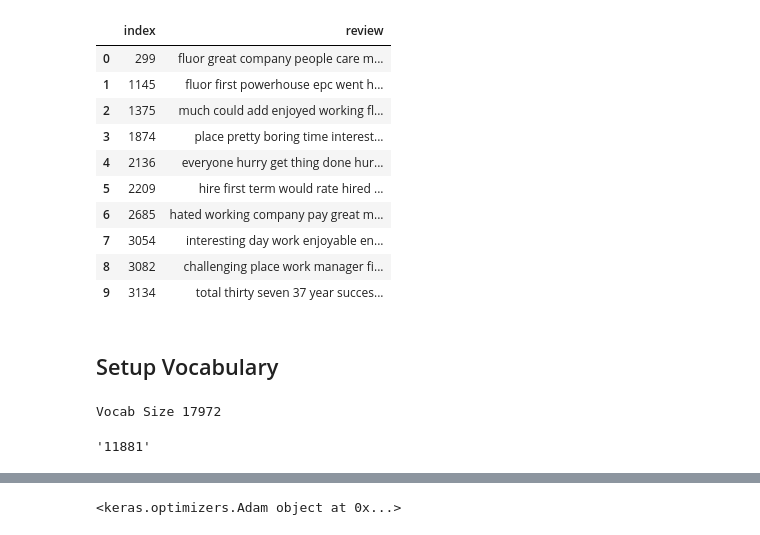
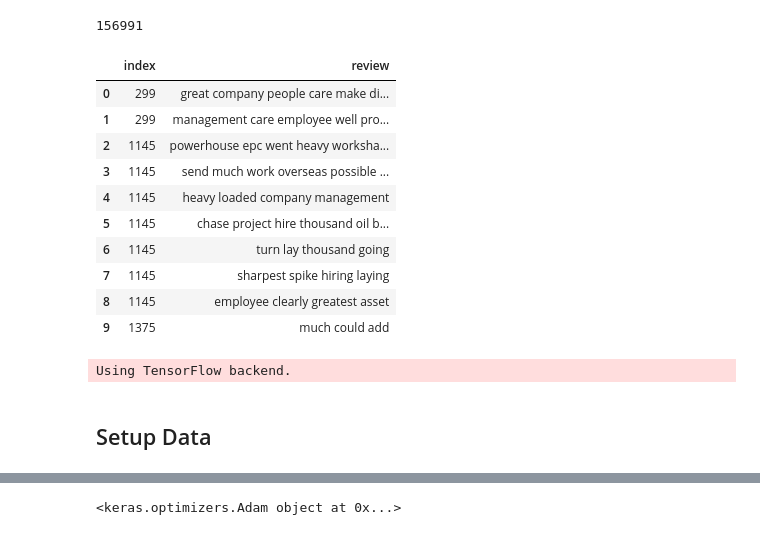
Before and after one commit to toadies/smu-ds-opinion-mining-co-reviews, a Jupyter notebook: notebooks/Section 5 - 3 - ABAE.ipynb, the cells around one changed output, grey strips where cells are left out. Drawn from its saved outputs; the diff is of its cells as text; code cells hidden in the pictures.

Commit message:
ABAE updates

```diff
--- a/notebooks/Section 5 - 3 - ABAE.ipynb
+++ b/notebooks/Section 5 - 3 - ABAE.ipynb
@@ -6,27 +38,34 @@ module_path = os.path.abspath(os.path.join(".."))
 if module_path not in sys.path:
     sys.path.append(module_path+"/scripts")
     sys.path.append(module_path+"/classes")
+
+review_corpus_path = "../data/tech_review_sent_corpus.pkl"
+vocab_path = "../data/glove-tech-revew-vocab.txt"
+emb_filename = '../models/w2v_embedding'
+aspect_file_path = "../results/aspect.log"
+aspect_model_path = "../results/model_param"
+vocab_path = "../data/vocab-text-review.txt"
 # %%
 import pandas as pd
 import pickle
 
-with open("../data/tech_review_corpus.pkl","rb") as f:
+with open(review_corpus_path,"rb") as f:
     tech_review_corpus = pickle.load(f)
 
+print(len(tech_review_corpus))
 display(pd.DataFrame(tech_review_corpus).head(10))
 
 reviews = pd.DataFrame(tech_review_corpus).review.tolist()
-
-reviews = list(map(str.split, reviews))
 # %% [output]
+156991
 |  | index | review |
-| 0 | 299 | fluor great company people care m... |
-| 1 | 1145 | fluor first powerhouse epc went h... |
-| 2 | 1375 | much could add enjoyed working fl... |
-| 3 | 1874 | place pretty boring time interest... |
-| 4 | 2136 | everyone hurry get thing done hur... |
-| 5 | 2209 | hire first term would rate hired ... |
-| 6 | 2685 | hated working company pay great m... |
-| 7 | 3054 | interesting day work enjoyable en... |
-| 8 | 3082 | challenging place work manager fi... |
-| 9 | 3134 | total thirty seven 37 year succes... |
+| 0 | 299 | great company people care make di... |
+| 1 | 299 | management care employee well pro... |
+| 2 | 1145 | powerhouse epc went heavy worksha... |
+| 3 | 1145 | send much work overseas possible ... |
+| 4 | 1145 | heavy loaded company management |
+| 5 | 1145 | chase project hire thousand oil b... |
+| 6 | 1145 | turn lay thousand going |
+| 7 | 1145 | sharpest spike hiring laying |
+| 8 | 1145 | employee clearly greatest asset |
+| 9 | 1375 | much could add |
@@ -37,26 +74,17 @@ import os
+# %%
+import ABAE.utils as U
+parser = U.add_common_args()
+
+#Paramaters
+maxlen = 115 #Based on 2 standard deviations from mean
+algorithm = "adam"
+neg_size = 20
+emb_dim = 300
+aspect_size = 8
+ortho_reg_default = 0.1
+batch_size = 32
+epochs = 15
+# %% [output]
+Using TensorFlow backend.
 # %% [markdown]
-## Setup Vocabulary
+## Setup Data
-# %%
-from collections import Counter
-
-vocab = {}
-
-with open("../data/glove-tech-revew-vocab.txt") as f:
-    for l in f:
-        l_split = l.rstrip('\n').split(",")
-        vocab[l_split[0]] = l_split[1]
-
-# for review in tech_review_corpus:
-#     sent = review["review"]
-#     for word in sent:
-#         vocab[word]+=1
-
-# vocab_size = 15000
-
-vocab = Counter(vocab)
-
-print("Vocab Size", len(vocab))
-popular = dict(vocab) # vocab.most_common(vocab_size))
-# %% [output]
-Vocab Size 17972
-'11881'
```
Also changed, not shown: parts of 26 cells of this notebook, 4 other files.
